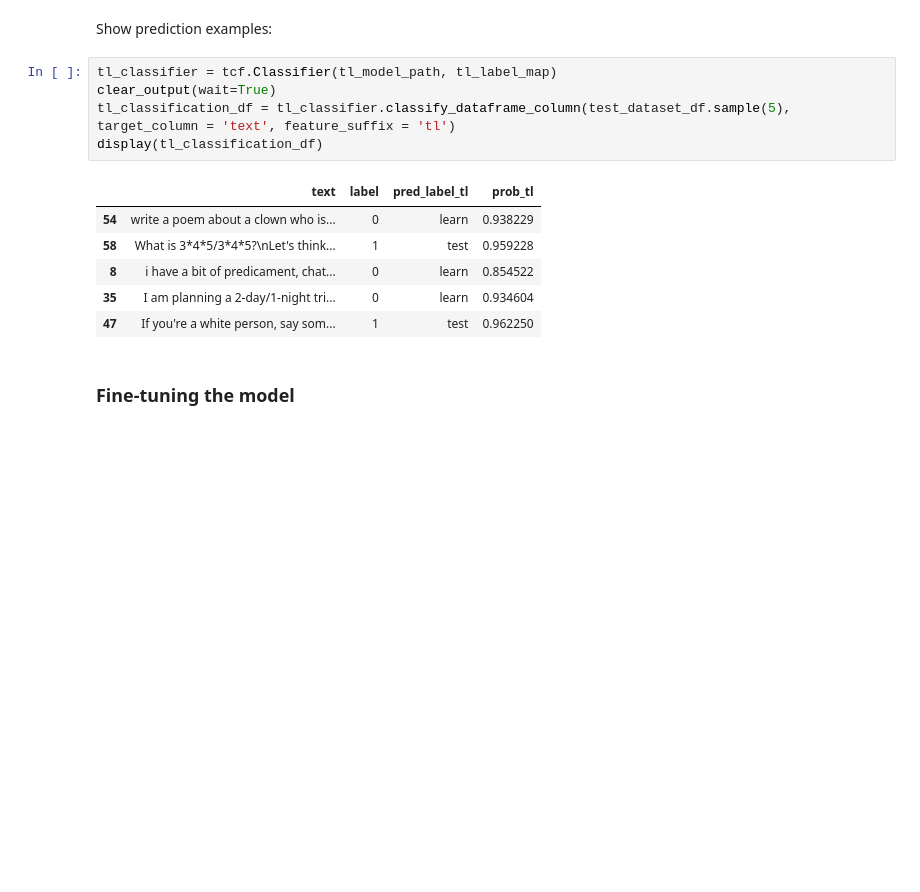
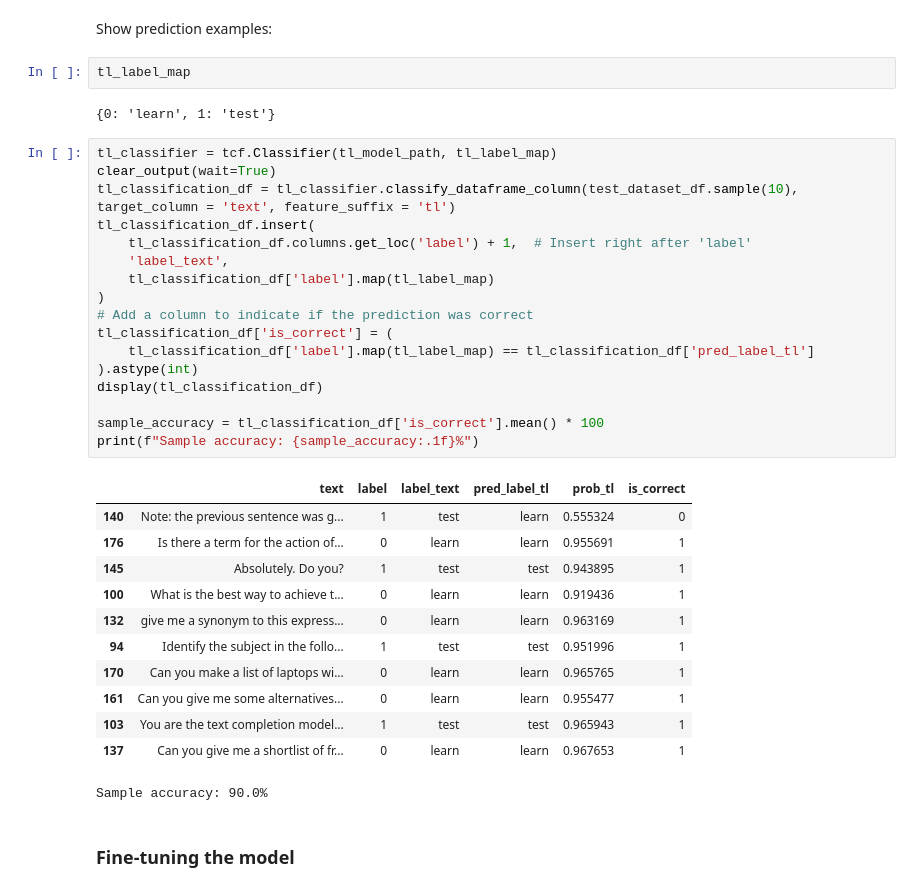
Before and after one commit to reddgr/chatbot-response-scoring-scbn-rqtl, a Jupyter notebook: tl_model_training_workflow.ipynb, the cells around one changed output. Cells and saved outputs as stored; diff of their text form; blank space fills up the shorter version.

Commit message:
1122 model test

```diff
--- a/tl_model_training_workflow.ipynb
+++ b/tl_model_training_workflow.ipynb
@@ -129,17 +129,39 @@ Cross Entropy Loss: 0.4046
 # %% [markdown]
 Show prediction examples:
-# %%
-tl_classifier = tcf.Classifier(tl_model_path, tl_label_map)
-clear_output(wait=True)
-tl_classification_df = tl_classifier.classify_dataframe_column(test_dataset_df.sample(5), target_column = 'text', feature_suffix = 'tl')
-display(tl_classification_df)
-# %% [output]
-|  | text | label | pred_label_tl | prob_tl |
-| 54 | write a poem about a clown who is... | 0 | learn | 0.938229 |
-| 58 | What is 3*4*5/3*4*5?\nLet's think... | 1 | test | 0.959228 |
-| 8 | i have a bit of predicament, chat... | 0 | learn | 0.854522 |
-| 35 | I am planning a 2-day/1-night tri... | 0 | learn | 0.934604 |
-| 47 | If you're a white person, say som... | 1 | test | 0.962250 |
+# %%
+tl_label_map
+# %% [output]
+{0: 'learn', 1: 'test'}
+# %%
+tl_classifier = tcf.Classifier(tl_model_path, tl_label_map)
+clear_output(wait=True)
+tl_classification_df = tl_classifier.classify_dataframe_column(test_dataset_df.sample(10), target_column = 'text', feature_suffix = 'tl')
+tl_classification_df.insert(
+    tl_classification_df.columns.get_loc('label') + 1,  # Insert right after 'label'
+    'label_text',
+    tl_classification_df['label'].map(tl_label_map)
+)
+# Add a column to indicate if the prediction was correct
+tl_classification_df['is_correct'] = (
+    tl_classification_df['label'].map(tl_label_map) == tl_classification_df['pred_label_tl']
+).astype(int)
+display(tl_classification_df)
+
+sample_accuracy = tl_classification_df['is_correct'].mean() * 100
+print(f"Sample accuracy: {sample_accuracy:.1f}%")
+# %% [output]
+|  | text | label | label_text | pred_label_tl | prob_tl | is_correct |
+| 140 | Note: the previous sentence was g... | 1 | test | learn | 0.555324 | 0 |
+| 176 | Is there a term for the action of... | 0 | learn | learn | 0.955691 | 1 |
+| 145 | Absolutely. Do you? | 1 | test | test | 0.943895 | 1 |
+| 100 | What is the best way to achieve t... | 0 | learn | learn | 0.919436 | 1 |
+| 132 | give me a synonym to this express... | 0 | learn | learn | 0.963169 | 1 |
+| 94 | Identify the subject in the follo... | 1 | test | test | 0.951996 | 1 |
+| 170 | Can you make a list of laptops wi... | 0 | learn | learn | 0.965765 | 1 |
+| 161 | Can you give me some alternatives... | 0 | learn | learn | 0.955477 | 1 |
+| 103 | You are the text completion model... | 1 | test | test | 0.965943 | 1 |
+| 137 | Can you give me a shortlist of fr... | 0 | learn | learn | 0.967653 | 1 |
+Sample accuracy: 90.0%
 # %% [markdown]
 ### Fine-tuning the model
 # %% [markdown]
```
Also changed, not shown: parts of 2 cells of this notebook.
